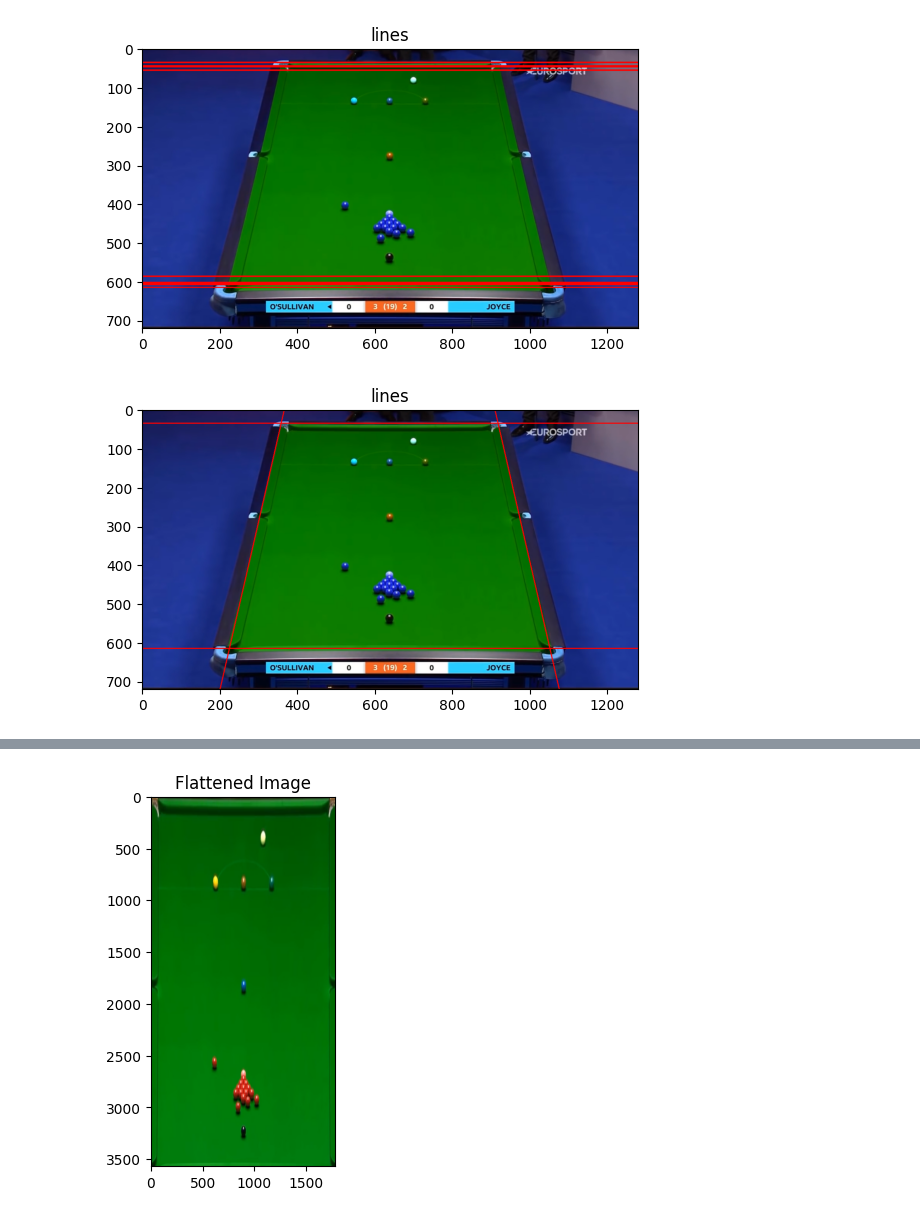
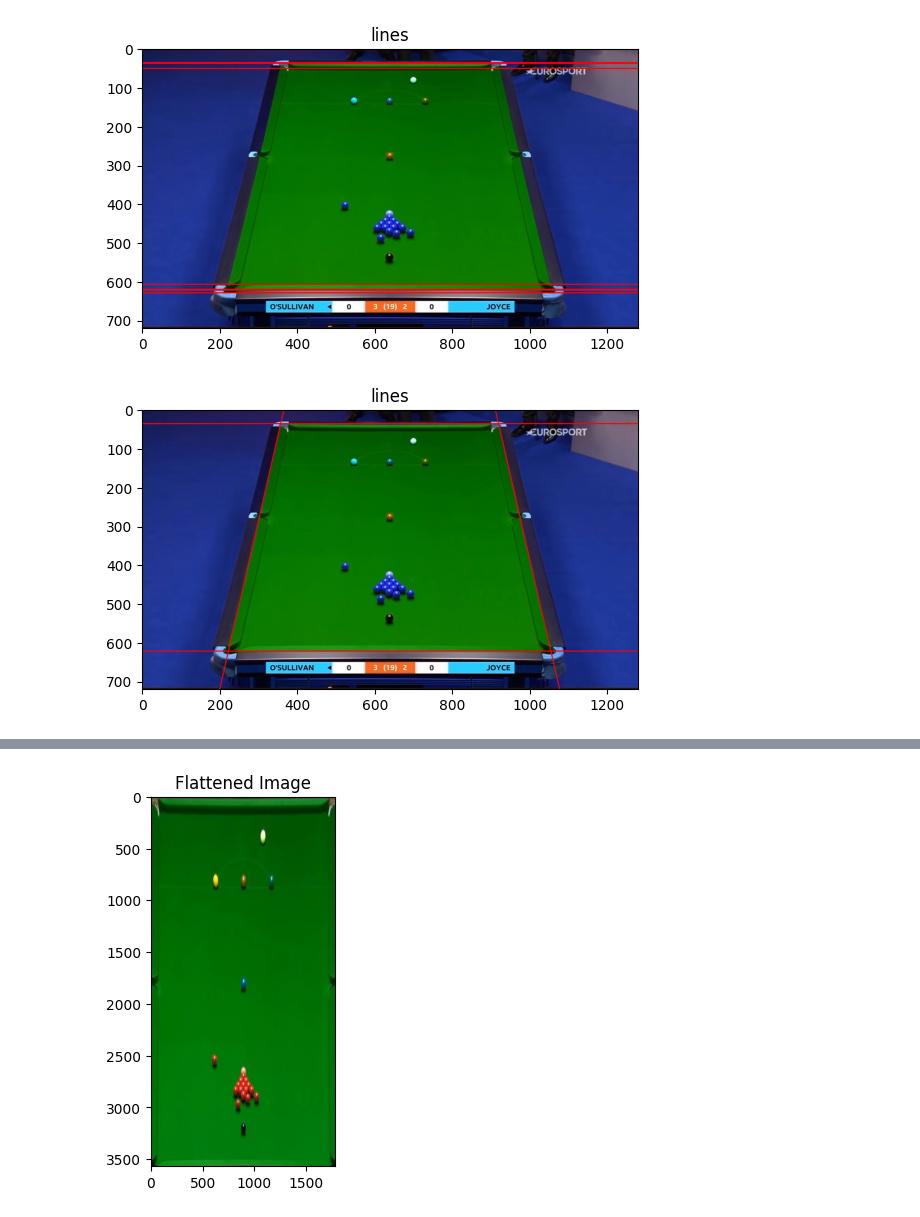
Before and after one commit to SamuelCorecco/Computer_Vision_Project, a Jupyter notebook: Task2.ipynb, the cells around one changed output, grey strips where cells are left out. Cells and saved outputs as stored; diff of their text form; code cells hidden in the pictures.

```diff
--- a/Task2.ipynb
+++ b/Task2.ipynb
@@ -215,5 +178,4 @@ plt.show()
 # %%
-# find edge with  cv2.Canny and plot
 rho_resolution = 1
 theta_resolution = np.pi / 180
 min_theta = 0
@@ -226,6 +188,8 @@ threshold = 200
 ## #####SPLIT VERTICAL AND HORIZ ######
 ## ####################################
 
+# this function is used to get the lines from the hough space
+# we iterate over the edge pixels and for each pixel we calculate the rho value and theta value
 def hough_lines(edges, threshold, min_theta, max_theta, rho_resolution, theta_resolution):
     height, width = edges.shape
     diagonal = np.sqrt(height**2 + width**2)
@@ -256,8 +220,8 @@ def hough_lines(edges, threshold, min_theta, max_theta, rho_resolution, theta_re
     polar_coordinates = np.column_stack((final_rhos, final_thetas))
     return polar_coordinates
 
-
-# select only vertical lines
+# this function is used to filter the vertical and horizontal lines
+# we set an angle threshold to filter the lines
 def filter_vertical_lines(lines, angle_threshold_deg):
     vertical_lines = []
     horizonal_lines = []
@@ -268,12 +232,8 @@ def filter_vertical_lines(lines, angle_threshold_deg):
     horizonal_lines = [line for line in lines if min_theta > line[1] or line[1] > max_theta]
     return np.array(vertical_lines), np.array(horizonal_lines)
 
-lines = hough_lines(edges, threshold, min_theta, max_theta, rho_resolution, theta_resolution)
-
-
-horizontal_lines , veritcal_line= filter_vertical_lines(lines, 20)
-
-
+# this function is used to adjust the lines to be horizontal
+# maibe the lines are not exactly horizontal so we adjust them (is small correction in case)
 def adjust_lines_to_horizontal(lines):
     adjusted_lines = []
     for rho, theta in lines:
@@ -284,10 +244,13 @@ def adjust_lines_to_horizontal(lines):
 
     return np.array(adjusted_lines)
 
+
+lines = hough_lines(edges, threshold, min_theta, max_theta, rho_resolution, theta_resolution)
+horizontal_lines , veritcal_line= filter_vertical_lines(lines, 20)
 horizontal_lines = adjust_lines_to_horizontal(horizontal_lines)
 
 
-# plot the lines
+# PLot the lines
 image_real = cv2.imread(image_path)
 for rho, theta in horizontal_lines:
     a = np.cos(theta)
@@ -312,12 +275,15 @@ plt.show()
 ## ####################################
 # get the horizontal line that have  min y at x = 0
 # get the horizontal line that have  max y at x = 0
+# for the line with max y we get the second max y
 
 def get_min_max_y_horizontal_lines(lines):
     min_y = np.inf
     max_y = -np.inf
+    max_y_2 = -np.inf
     min_y_line = None
     max_y_line = None
+    max_y_2_line = None
     for rho, theta in lines:
         x0 = rho * np.cos(theta)
         y0 = rho * np.sin(theta)
@@ -325,9 +291,15 @@ def get_min_max_y_horizontal_lines(lines):
             min_y = y0
             min_y_line = (rho, theta)
         if y0 > max_y:
+            max_y_2 = max_y
+            max_y_2_line = max_y_line
             max_y = y0
             max_y_line = (rho, theta)
-    return min_y_line, max_y_line
+        elif y0 > max_y_2:
+            max_y_2 = y0
+            max_y_2_line = (rho, theta)
+
+    return min_y_line, max_y_2_line
 
 min_y_line, max_y_line = get_min_max_y_horizontal_lines(horizontal_lines)
 horizontal_lines = np.array([min_y_line, max_y_line])
@@ -357,37 +329,32 @@ veritcal_line = np.array([min_x_line, max_x_line])
 
 # merge lines
 lines = np.concatenate((horizontal_lines, veritcal_line), axis=0)
 
 
 
 
 
 ## ####################################
 ## ########         PLOT         ######
 ## ####################################
 image_real = cv2.imread(image_path)
 
 def plot_lines(image, lines, size_line=3000):
     for rho, theta in lines:
         a = np.cos(theta)
         b = np.sin(theta)
         x0 = a * rho
         y0 = b * rho
         x1 = int(x0 + size_line * (-b))
         y1 = int(y0 + size_line * (a))
         x2 = int(x0 - size_line * (-b))
         y2 = int(y0 - size_line * (a))
         cv2.line(image, (x1, y1), (x2, y2), (255, 0, 0), 2)
 
 plot_lines(image_real, lines)
 plt.imshow(image_real)
 plt.title('lines')
 plt.show()
-
-
-## ####################################
-## ####################################
-## ####################################
 # %% [output]
-[figure, old version]
+[figure, new version]
 [figure]
```
Also changed, not shown: parts of 14 cells of this notebook.
